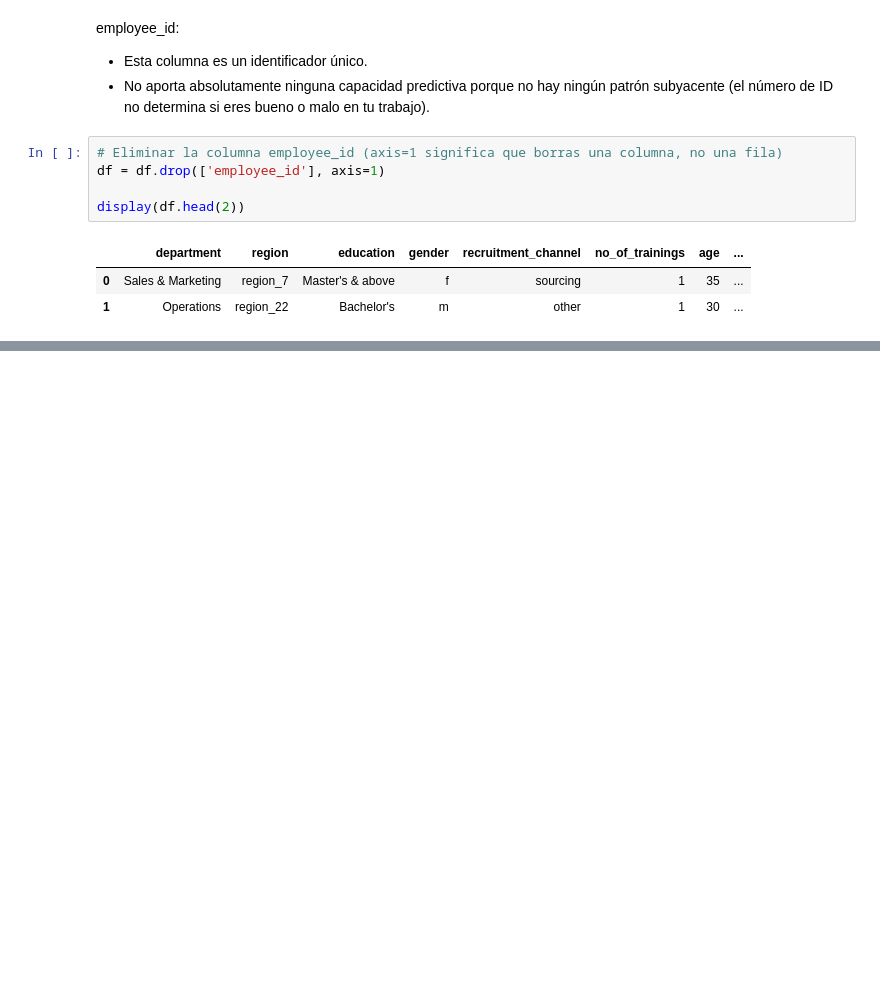
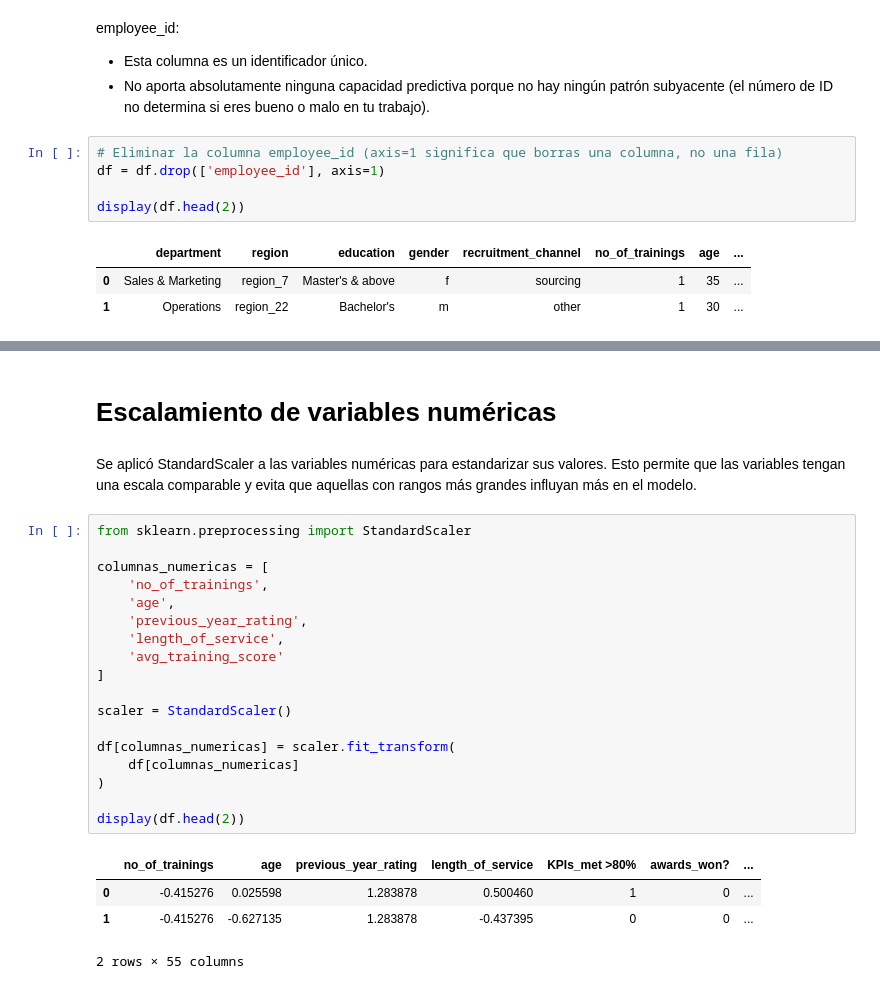
Before and after one commit to lMiaul/ML_TF, a Jupyter notebook: pipeline.ipynb, the cells around one changed output, grey strips where cells are left out. Saved outputs shown, nothing was run; the diff lists cells and outputs as text; blank space fills up the shorter version.

```diff
--- a/pipeline.ipynb
+++ b/pipeline.ipynb
@@ -530,0 +538,27 @@ display(df.head(2))
+# %% [markdown]
+# Escalamiento de variables numéricas
+# %% [markdown]
+Se aplicó StandardScaler a las variables numéricas para estandarizar sus valores. Esto permite que las variables tengan una escala comparable y evita que aquellas con rangos más grandes influyan más en el modelo.
+# %%
+from sklearn.preprocessing import StandardScaler
+
+columnas_numericas = [
+    'no_of_trainings',
+    'age',
+    'previous_year_rating',
+    'length_of_service',
+    'avg_training_score'
+]
+
+scaler = StandardScaler()
+
+df[columnas_numericas] = scaler.fit_transform(
+    df[columnas_numericas]
+)
+
+display(df.head(2))
+# %% [output]
+|  | no_of_trainings | age | previous_year_rating | length_of_service | KPIs_met >80% | awards_won? | ... |
+| 0 | -0.415276 | 0.025598 | 1.283878 | 0.500460 | 1 | 0 | ... |
+| 1 | -0.415276 | -0.627135 | 1.283878 | -0.437395 | 0 | 0 | ... |
+2 rows × 55 columns
```
Also changed, not shown: parts of 11 cells of this notebook.
